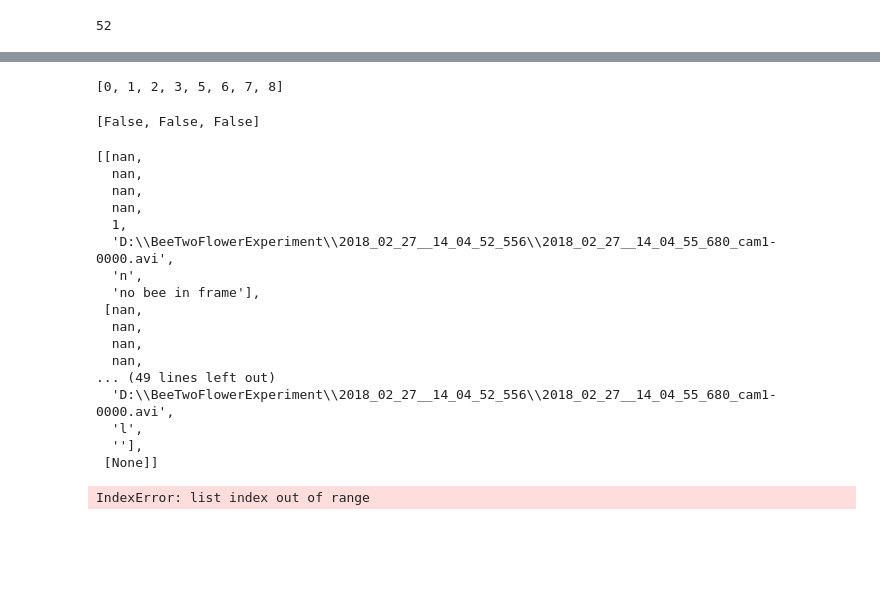
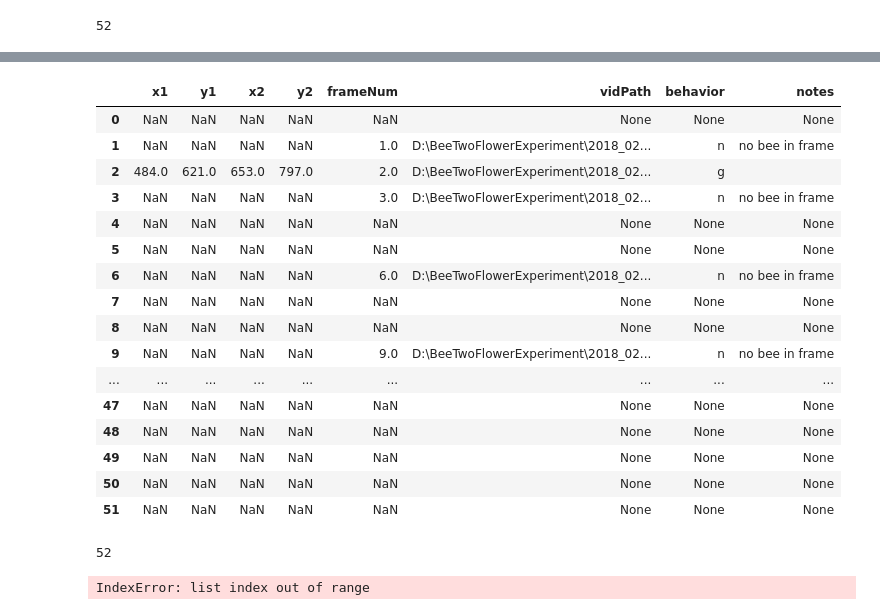
Before and after one commit to callinSwitzer/GarbageCollector, a Jupyter notebook: MouseHover.ipynb, the cells around one changed output, grey strips where cells are left out. Saved outputs shown, nothing was run; the diff lists cells and outputs as text; code cells hidden in the pictures; blank space fills up the shorter version.

```diff
--- a/MouseHover.ipynb
+++ b/MouseHover.ipynb
@@ -268,33 +244,27 @@ rect
-# %%
-doneFrames = [ii for ii in range(len(rect)) if None not in rect[ii]]
-doneFrames
-# %% [output]
-[0, 1, 2, 3, 5, 6, 7, 8]
-# %%
-[rect[ctr-1][4] == doneFrames[ii] for ii in range(len(doneFrames))]
-# %% [output]
-[False, False, False]
-# %%
-rect2 = [x for x in rect if x is not None]
-rect2
-# %% [output]
-[[nan,
-  nan,
-  nan,
-  nan,
-  1,
-  'D:\\BeeTwoFlowerExperiment\\2018_02_27__14_04_52_556\\2018_02_27__14_04_55_680_cam1-0000.avi',
-  'n',
-  'no bee in frame'],
- [nan,
-  nan,
-  nan,
-  nan,
-... (49 lines left out)
-  'D:\\BeeTwoFlowerExperiment\\2018_02_27__14_04_52_556\\2018_02_27__14_04_55_680_cam1-0000.avi',
-  'l',
-  ''],
- [None]]
+# %%
+pd.DataFrame(rect, columns = ["x1", "y1", "x2", "y2", "frameNum", "vidPath", "behavior", "notes"])
+# %% [output]
+|  | x1 | y1 | x2 | y2 | frameNum | vidPath | behavior | notes |
+| 0 | NaN | NaN | NaN | NaN | NaN | None | None | None |
+| 1 | NaN | NaN | NaN | NaN | 1.0 | D:\BeeTwoFlowerExperiment\2018_02... | n | no bee in frame |
+| 2 | 484.0 | 621.0 | 653.0 | 797.0 | 2.0 | D:\BeeTwoFlowerExperiment\2018_02... | g |  |
+| 3 | NaN | NaN | NaN | NaN | 3.0 | D:\BeeTwoFlowerExperiment\2018_02... | n | no bee in frame |
+| 4 | NaN | NaN | NaN | NaN | NaN | None | None | None |
+| 5 | NaN | NaN | NaN | NaN | NaN | None | None | None |
+| 6 | NaN | NaN | NaN | NaN | 6.0 | D:\BeeTwoFlowerExperiment\2018_02... | n | no bee in frame |
+| 7 | NaN | NaN | NaN | NaN | NaN | None | None | None |
+| 8 | NaN | NaN | NaN | NaN | NaN | None | None | None |
+| 9 | NaN | NaN | NaN | NaN | 9.0 | D:\BeeTwoFlowerExperiment\2018_02... | n | no bee in frame |
+| ... | ... | ... | ... | ... | ... | ... | ... | ... |
+| 47 | NaN | NaN | NaN | NaN | NaN | None | None | None |
+| 48 | NaN | NaN | NaN | NaN | NaN | None | None | None |
+| 49 | NaN | NaN | NaN | NaN | NaN | None | None | None |
+| 50 | NaN | NaN | NaN | NaN | NaN | None | None | None |
+| 51 | NaN | NaN | NaN | NaN | NaN | None | None | None |
+# %%
+len(rect)
+# %% [output]
+52
 # %%
 rect[ctr][4] in [rect[i][4] for i in range(len(rect))]
 # %% [output]
```
Also changed, not shown: parts of 4 cells of this notebook, 1 other file.
